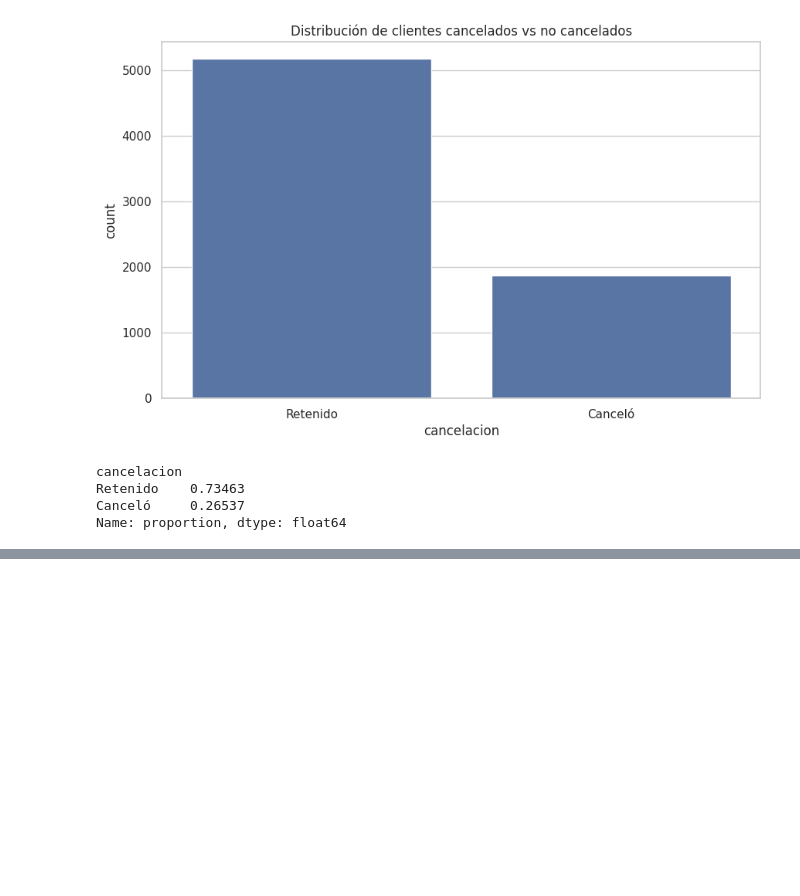
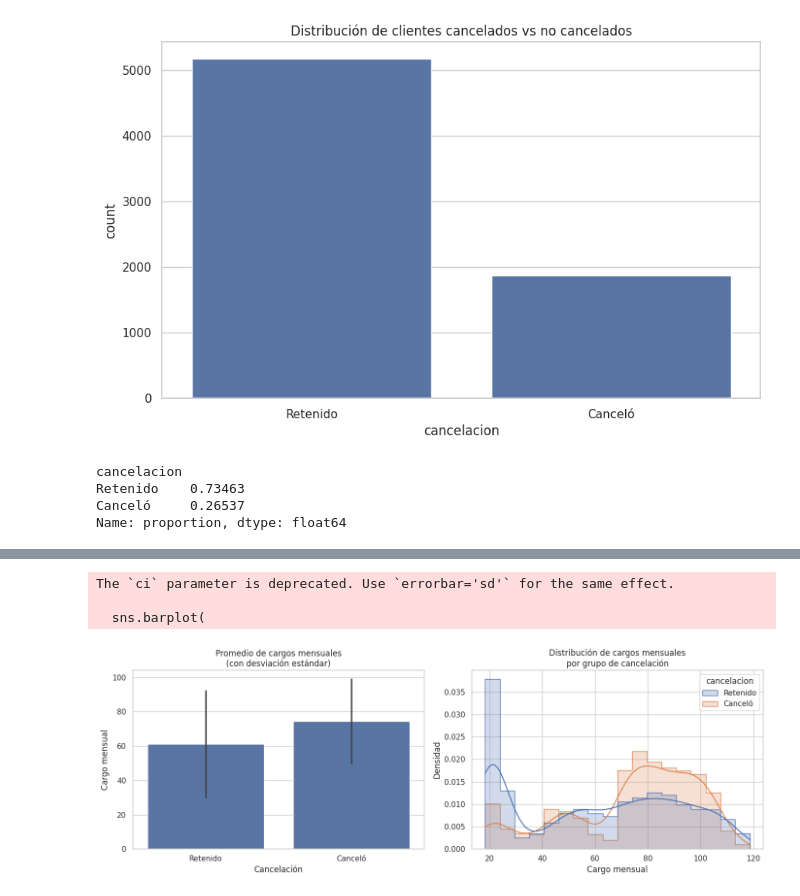
Before and after one commit to David-I-X/cancelaciones_cliente, a Jupyter notebook: notebooks/eda.ipynb, the cells around one changed output, grey strips where cells are left out. Saved outputs shown, nothing was run; the diff lists cells and outputs as text; code cells hidden in the pictures; blank space fills up the shorter version.

```diff
--- a/notebooks/eda.ipynb
+++ b/notebooks/eda.ipynb
@@ -153,0 +199,39 @@ Name: proportion, dtype: float64
+# %%
+# Tamaño de la figura general
+fig, axes = plt.subplots(1, 2, figsize=(14, 5))
+
+# 🎯 Subplot 1: Gráfico de barras (media + desviación estándar)
+sns.barplot(
+    data=df,
+    x="cancelacion",
+    y="cargo_mensual",
+    ci="sd",
+    ax=axes[0]
+)
+axes[0].set_title("Promedio de cargos mensuales\n(con desviación estándar)")
+axes[0].set_xlabel("Cancelación")
+axes[0].set_ylabel("Cargo mensual")
+
+# 🎯 Subplot 2: Histograma con KDE
+sns.histplot(
+    data=df,
+    x="cargo_mensual",
+    hue="cancelacion",
+    kde=True,
+    element="step",
+    stat="density",
+    common_norm=False,
+    ax=axes[1]
+)
+axes[1].set_title("Distribución de cargos mensuales\npor grupo de cancelación")
+axes[1].set_xlabel("Cargo mensual")
+axes[1].set_ylabel("Densidad")
+
+# Ajuste final
+plt.tight_layout()
+plt.show()
+# %% [output]
+The `ci` parameter is deprecated. Use `errorbar='sd'` for the same effect.
+
+  sns.barplot(
+[figure, added]
```
Also changed, not shown: parts of 19 cells of this notebook, 1 other file.
